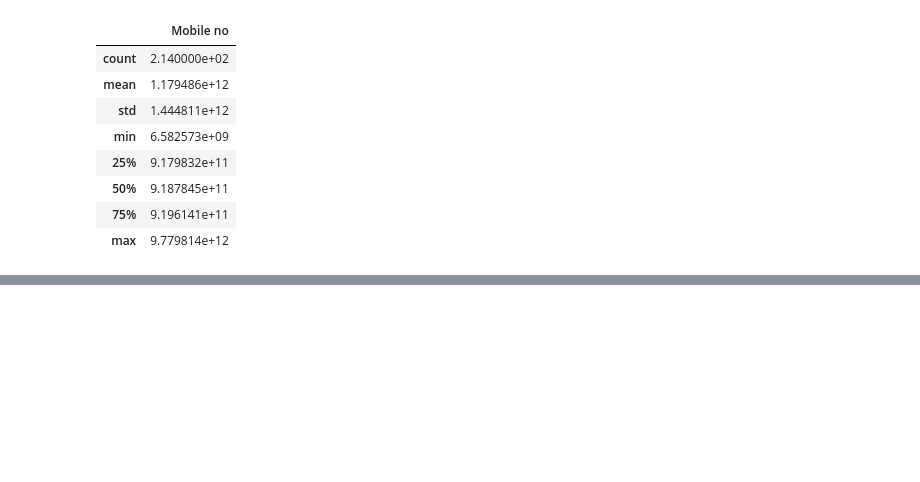
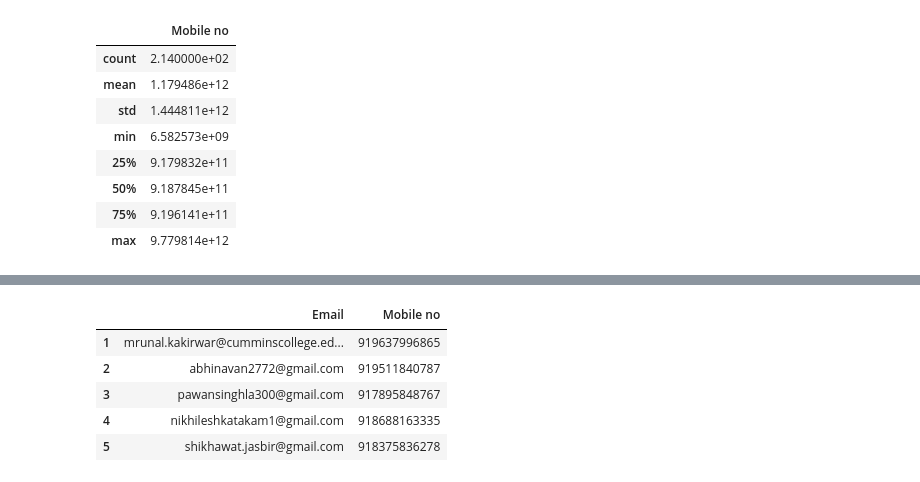
Before and after one commit to riyaty4/Machine-Learning, a Jupyter notebook: Ml - Panda .ipynb, the cells around one changed output, grey strips where cells are left out. Saved outputs shown, nothing was run; the diff lists cells and outputs as text; code cells hidden in the pictures; blank space fills up the shorter version.

```diff
--- a/Ml - Panda .ipynb
+++ b/Ml - Panda .ipynb
@@ -217,3 +217,12 @@ oscp.iloc[0:8,0:5]
 | 5 | Jasbir | shikhawat.jasbir@gmail.com | 918375836278 | https://www.linkedin.com/in/jasbi... | https://github.com/JasbirCodeSpace |
 | 6 | Anush Bhatia | anushbhatia1234@gmail.com | 917405815507 | https://www.linkedin.com/in/anush... | https://github.com/anushbhatia |
 | 7 | Garima Singh | garingh128@gmail.com | 918218152661 | https://www.linkedin.com/in/garim... | https://github.com/garimasingh128 |
+# %%
+oscp.loc[1:5,('Email','Mobile no')]
+# %% [output]
+|  | Email | Mobile no |
+| 1 | mrunal.kakirwar@cumminscollege.ed... | 919637996865 |
+| 2 | abhinavan2772@gmail.com | 919511840787 |
+| 3 | pawansinghla300@gmail.com | 917895848767 |
+| 4 | nikhileshkatakam1@gmail.com | 918688163335 |
+| 5 | shikhawat.jasbir@gmail.com | 918375836278 |
```
Also changed, not shown: parts of 3 cells of this notebook.
